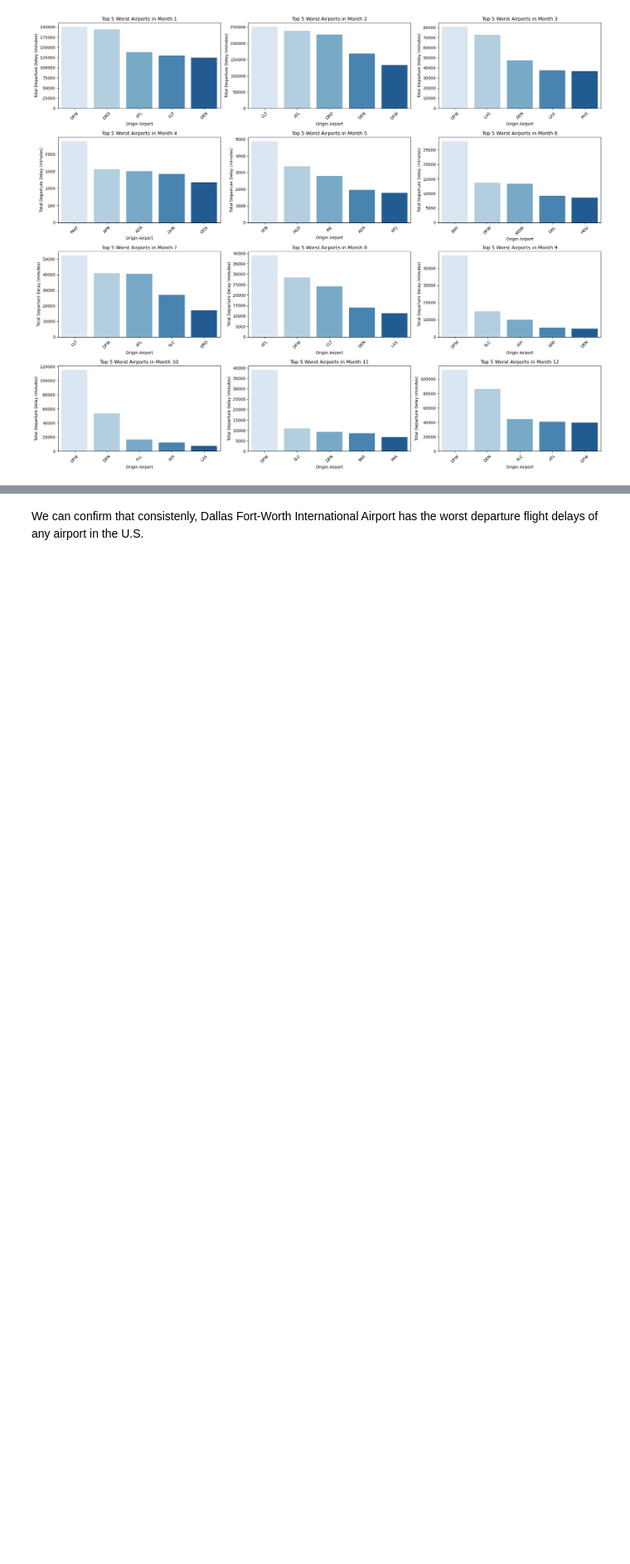
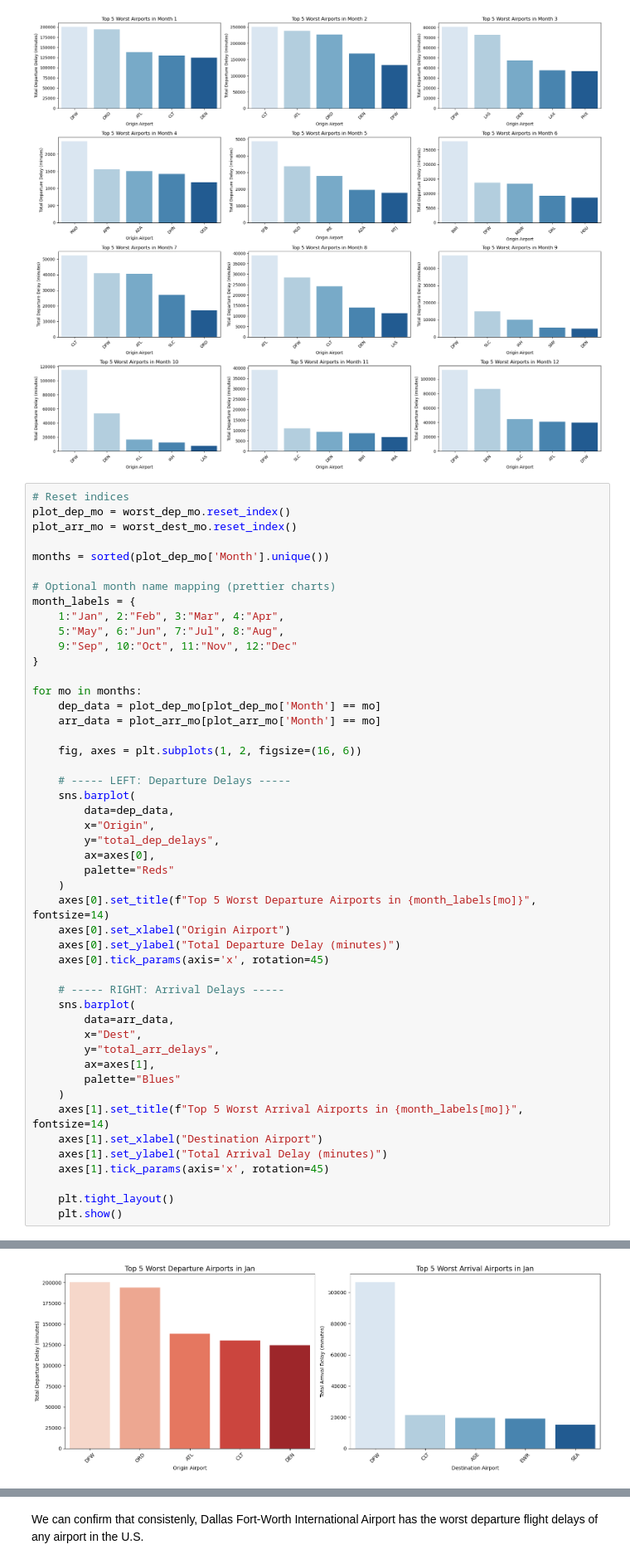
Before and after one commit to oubrando/eda-project, a Jupyter notebook: notebooks/Trace_Recon.ipynb, the cells around one changed output, grey strips where cells are left out. Shown at 83% size. Drawn from its saved outputs; the diff is of its cells as text; blank space fills up the shorter version.

```diff
--- a/notebooks/Trace_Recon.ipynb
+++ b/notebooks/Trace_Recon.ipynb
@@ -568,3 +593,52 @@ Passing `palette` without assigning `hue` is deprecated and will be removed in v
 
   sns.barplot(
 [figure]
+# %%
+# Reset indices
+plot_dep_mo = worst_dep_mo.reset_index()
+plot_arr_mo = worst_dest_mo.reset_index()
+
+months = sorted(plot_dep_mo['Month'].unique())
+
+# Optional month name mapping (prettier charts)
+month_labels = {
+    1:"Jan", 2:"Feb", 3:"Mar", 4:"Apr",
+    5:"May", 6:"Jun", 7:"Jul", 8:"Aug",
+    9:"Sep", 10:"Oct", 11:"Nov", 12:"Dec"
+}
+
+for mo in months:
+    dep_data = plot_dep_mo[plot_dep_mo['Month'] == mo]
+    arr_data = plot_arr_mo[plot_arr_mo['Month'] == mo]
+
+    fig, axes = plt.subplots(1, 2, figsize=(16, 6))
+
+    # ----- LEFT: Departure Delays -----
+    sns.barplot(
+        data=dep_data,
+        x="Origin",
+        y="total_dep_delays",
+        ax=axes[0],
+        palette="Reds"
+    )
+    axes[0].set_title(f"Top 5 Worst Departure Airports in {month_labels[mo]}", fontsize=14)
+    axes[0].set_xlabel("Origin Airport")
+    axes[0].set_ylabel("Total Departure Delay (minutes)")
+    axes[0].tick_params(axis='x', rotation=45)
+
+    # ----- RIGHT: Arrival Delays -----
+    sns.barplot(
+        data=arr_data,
+        x="Dest",
+        y="total_arr_delays",
+        ax=axes[1],
+        palette="Blues"
+    )
+    axes[1].set_title(f"Top 5 Worst Arrival Airports in {month_labels[mo]}", fontsize=14)
+    axes[1].set_xlabel("Destination Airport")
+    axes[1].set_ylabel("Total Arrival Delay (minutes)")
+    axes[1].tick_params(axis='x', rotation=45)
+
+    plt.tight_layout()
+    plt.show()
+# %% [output]
@@ -570,0 +652 @@ Passing `palette` without assigning `hue` is deprecated and will be removed in v
+[figure, added]
```
Also changed, not shown: parts of 22 cells of this notebook.
